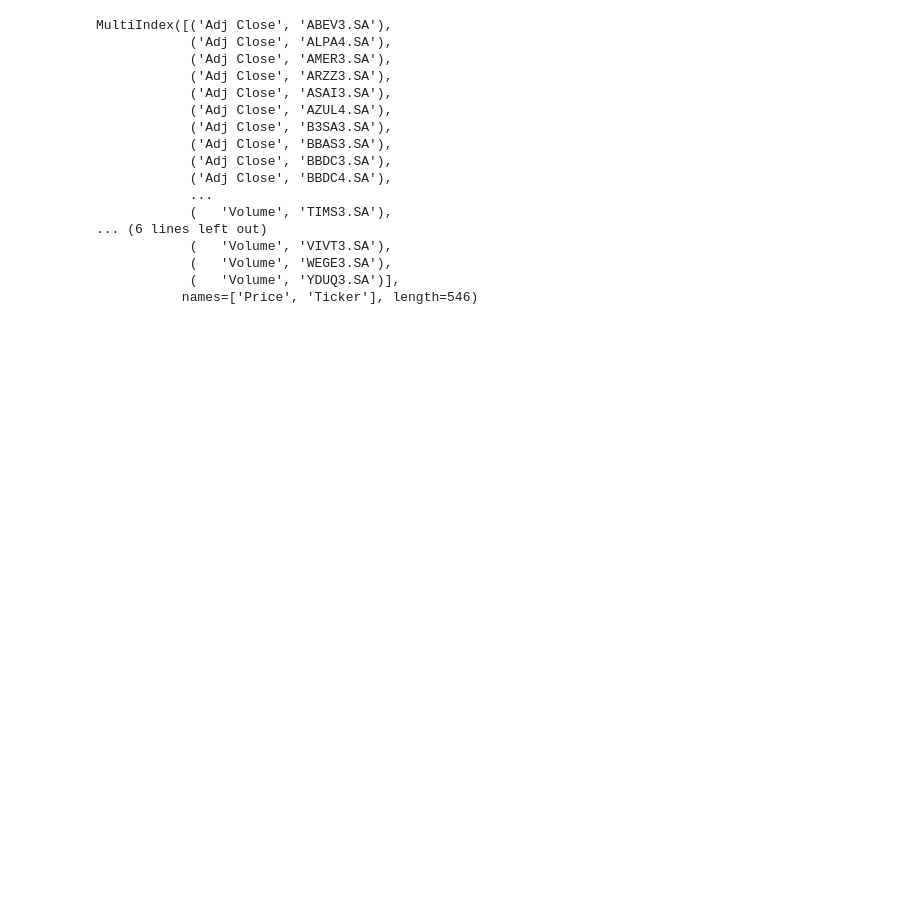
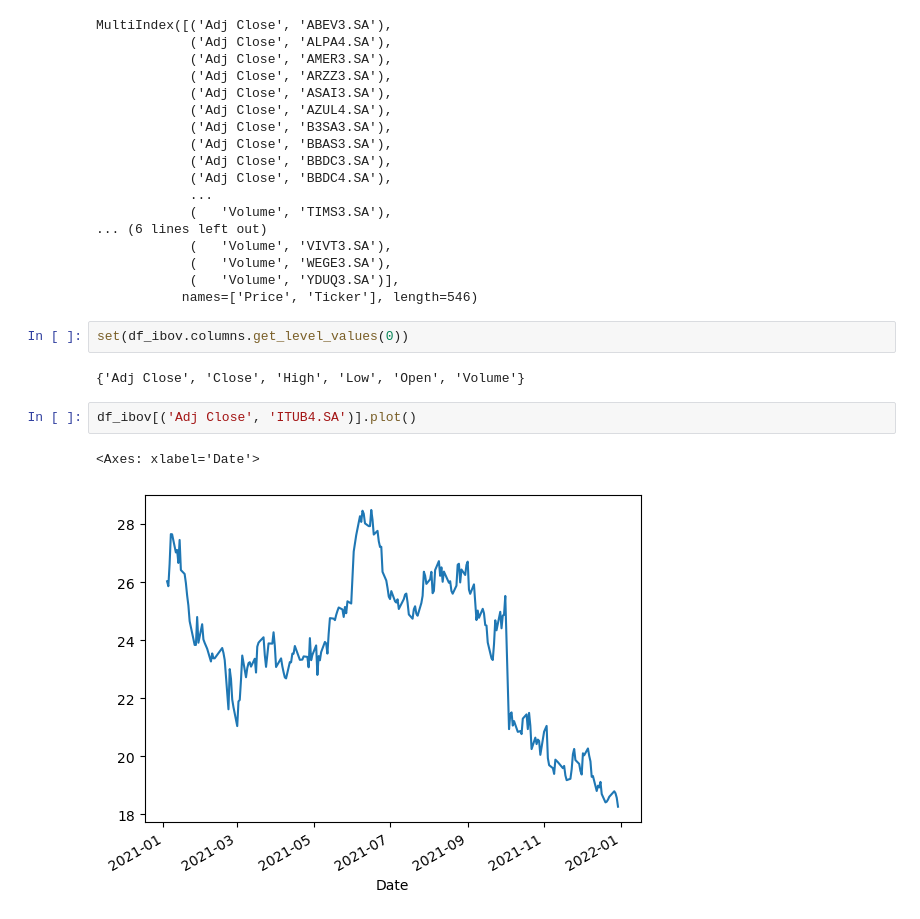
Before and after one commit to Murilo-Barreiro/pmf, a Jupyter notebook: Modulo2.ipynb, the cells around one changed output. Cells and saved outputs as stored; diff of their text form; blank space fills up the shorter version.

```diff
--- a/Modulo2.ipynb
+++ b/Modulo2.ipynb
@@ -168,3 +178,12 @@ MultiIndex([('Adj Close', 'ABEV3.SA'),
             (   'Volume', 'WEGE3.SA'),
             (   'Volume', 'YDUQ3.SA')],
            names=['Price', 'Ticker'], length=546)
+# %%
+set(df_ibov.columns.get_level_values(0))
+# %% [output]
+{'Adj Close', 'Close', 'High', 'Low', 'Open', 'Volume'}
+# %%
+df_ibov[('Adj Close', 'ITUB4.SA')].plot()
+# %% [output]
+<Axes: xlabel='Date'>
+[figure, added]
```
Also changed, not shown: parts of 1 cell of this notebook.
